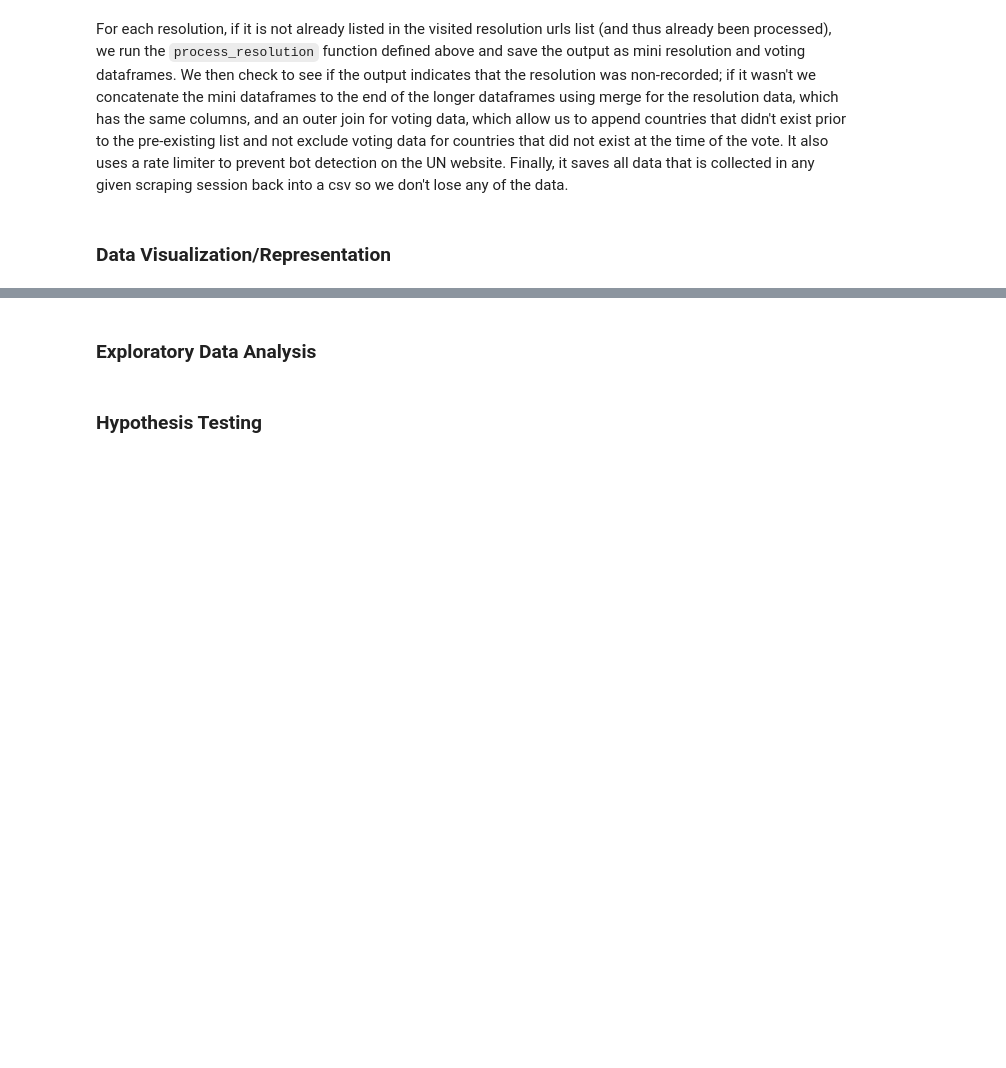
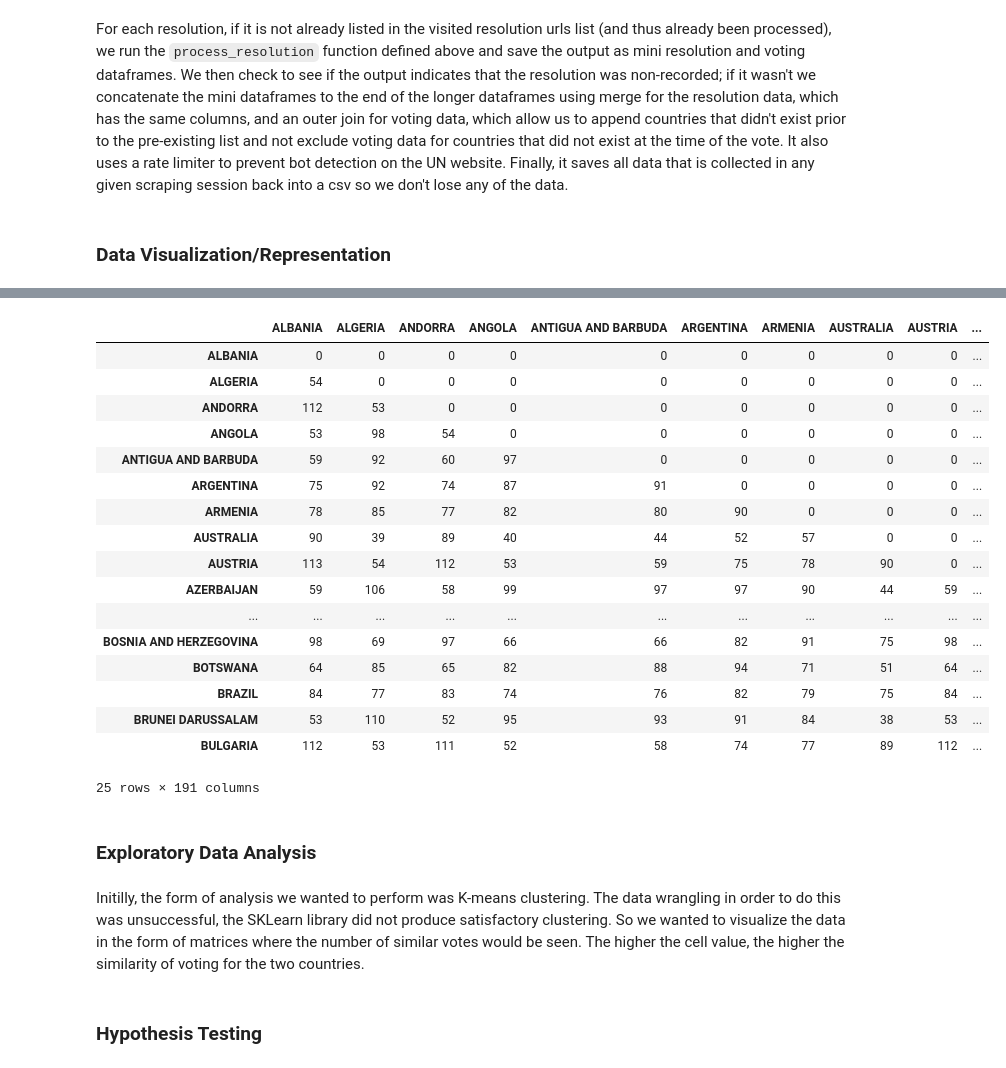
Before and after one commit to lbrown98/un-voting-patterns, a Jupyter notebook: get_un_voting_data.ipynb, the cells around one changed output, grey strips where cells are left out. Cells and saved outputs as stored; diff of their text form; code cells hidden in the pictures; blank space fills up the shorter version.

```diff
--- a/get_un_voting_data.ipynb
+++ b/get_un_voting_data.ipynb
@@ -361,41 +390,66 @@ df2018.head()
 # %%
+# create matrices for each chunk
 def tomatrix(df):
     tp_df = df.transpose()
     countries = list(df['Country'])
     mtrx = []
 
     # each country
     for i in tp_df.columns:
         i_list = []
         ivotes = tp_df[i].tolist()
+        top_count = 0
         for k in tp_df.columns:
             kvotes = tp_df[k].tolist()
             counter = 0
-            if (i == k):
+            if ((i == k) or(top_count == 1)):
                 i_list.append(0)
+                top_count = 1
             else:
                 for idx in range(0, len(kvotes)):
                     if ivotes[idx] == kvotes[idx]:
                         counter = counter+1
                 i_list.append(counter)
+
         mtrx.append(i_list)
     mtrxdf = pd.DataFrame(mtrx)
     mtrxdf.columns = countries # rename rows & columns to countries
     mtrxdf.index = countries
     return mtrxdf
 
 # all matrices per 5 year chunk
 mtrx1983 = tomatrix(df1983)
 mtrx1988 = tomatrix(df1988)
 mtrx1993 = tomatrix(df1993)
 mtrx1998 = tomatrix(df1998)
 mtrx2003 = tomatrix(df2003)
 mtrx2008 = tomatrix(df2008)
 mtrx2013 = tomatrix(df2013)
 mtrx2018 = tomatrix(df2018)
-mtrx2018.head()
+mtrx2018.head(25)
+# %% [output]
+|  | ALBANIA | ALGERIA | ANDORRA | ANGOLA | ANTIGUA AND BARBUDA | ARGENTINA | ARMENIA | AUSTRALIA | AUSTRIA | ... |
+| ALBANIA | 0 | 0 | 0 | 0 | 0 | 0 | 0 | 0 | 0 | ... |
+| ALGERIA | 54 | 0 | 0 | 0 | 0 | 0 | 0 | 0 | 0 | ... |
+| ANDORRA | 112 | 53 | 0 | 0 | 0 | 0 | 0 | 0 | 0 | ... |
+| ANGOLA | 53 | 98 | 54 | 0 | 0 | 0 | 0 | 0 | 0 | ... |
+| ANTIGUA AND BARBUDA | 59 | 92 | 60 | 97 | 0 | 0 | 0 | 0 | 0 | ... |
+| ARGENTINA | 75 | 92 | 74 | 87 | 91 | 0 | 0 | 0 | 0 | ... |
+| ARMENIA | 78 | 85 | 77 | 82 | 80 | 90 | 0 | 0 | 0 | ... |
+| AUSTRALIA | 90 | 39 | 89 | 40 | 44 | 52 | 57 | 0 | 0 | ... |
+| AUSTRIA | 113 | 54 | 112 | 53 | 59 | 75 | 78 | 90 | 0 | ... |
+| AZERBAIJAN | 59 | 106 | 58 | 99 | 97 | 97 | 90 | 44 | 59 | ... |
+| ... | ... | ... | ... | ... | ... | ... | ... | ... | ... | ... |
+| BOSNIA AND HERZEGOVINA | 98 | 69 | 97 | 66 | 66 | 82 | 91 | 75 | 98 | ... |
+| BOTSWANA | 64 | 85 | 65 | 82 | 88 | 94 | 71 | 51 | 64 | ... |
+| BRAZIL | 84 | 77 | 83 | 74 | 76 | 82 | 79 | 75 | 84 | ... |
+| BRUNEI DARUSSALAM | 53 | 110 | 52 | 95 | 93 | 91 | 84 | 38 | 53 | ... |
+| BULGARIA | 112 | 53 | 111 | 52 | 58 | 74 | 77 | 89 | 112 | ... |
+25 rows × 191 columns
 # %% [markdown]
 ### **Exploratory Data Analysis**
+# %% [markdown]
+Initilly, the form of analysis we wanted to perform was K-means clustering. The data wrangling in order to do this was unsuccessful, the SKLearn library did not produce satisfactory clustering. So we wanted to visualize the data in the form of matrices where the number of similar votes would be seen. The higher the cell value, the higher the similarity of voting for the two countries.
 # %% [markdown]
 ### **Hypothesis Testing**
 # %% [markdown]
```
Also changed, not shown: parts of 9 cells of this notebook, 1 other file.
